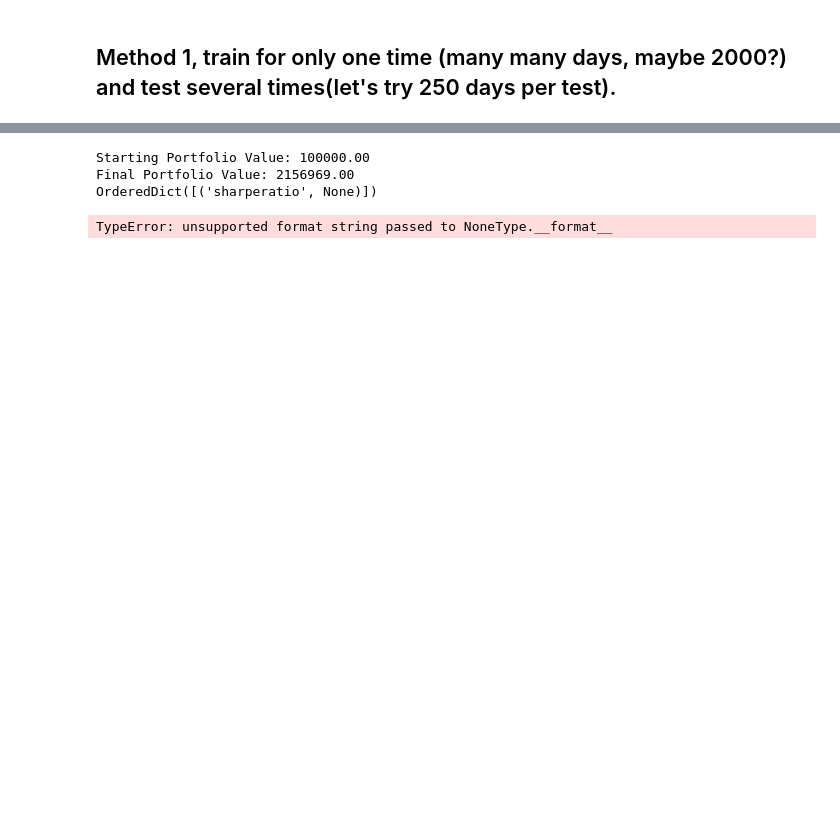
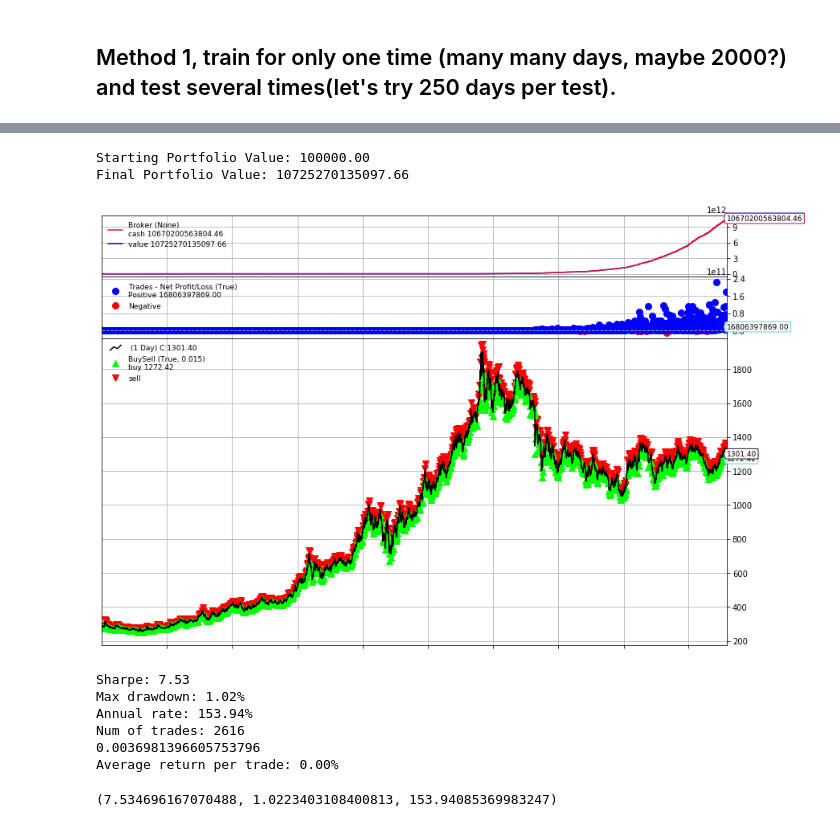
Before and after one commit to SimpleLonely/1218, a Jupyter notebook: src/packed_backtest.ipynb, the cells around one changed output, grey strips where cells are left out. Drawn from its saved outputs; the diff is of its cells as text; code cells hidden in the pictures; blank space fills up the shorter version.

```diff
--- a/src/packed_backtest.ipynb
+++ b/src/packed_backtest.ipynb
@@ -11,8 +11,8 @@ from matplotlib.pylab import rcParams
 rcParams['figure.figsize'] = 20,10
 # df = pd.read_csv('../res/input0130.csv')
 
-orig_df = pd.read_csv('../xau_1h_10y.csv')
-orig_df['datetime'] = pd.to_datetime(orig_df['datetime'])
+orig_df = pd.read_csv('../xau_1d_20y.csv')
+orig_df['datetime'] = pd.to_datetime(orig_df['date'])
 orig_df = orig_df.set_index('datetime')
 
 df = orig_df.copy()
@@ -82,8 +73,9 @@ def my_backtest(mydata, log=False, drawpic=False, iplot=False):
     init_value= 100000.0
     cerebro.broker.setcash(init_value)
     cerebro.broker.setcommission(commission=0,automargin=0.01,mult=100)
-    cerebro.addanalyzer(bt.analyzers.SharpeRatio, _name='sharpe')
+    cerebro.addanalyzer(bt.analyzers.SharpeRatio_A, _name='sharpe', timeframe=bt.TimeFrame.Days)
     cerebro.addanalyzer(bt.analyzers.TradeAnalyzer, _name='trade')
+    cerebro.addanalyzer(bt.analyzers.SQN, _name='sqn')
     cerebro.addanalyzer(bt.analyzers.DrawDown, _name='dd')
     cerebro.addanalyzer(bt.analyzers.Returns, _name='returns')
     cerebro.addanalyzer(bt.analyzers.AnnualReturn, _name='ar')
@@ -96,10 +88,16 @@ def my_backtest(mydata, log=False, drawpic=False, iplot=False):
     sharpe = thestrats[0].analyzers.sharpe.get_analysis()['sharperatio']
     dd = thestrats[0].analyzers.dd.get_analysis()['max']['drawdown']
     ar = thestrats[0].analyzers.returns.get_analysis()['rnorm100']
-    print(thestrats[0].analyzers.sharpe.get_analysis())
+    rt = thestrats[0].analyzers.returns.get_analysis()['ravg']
+    sqn = thestrats[0].analyzers.sqn.get_analysis()
+    # print(thestrats[0].analyzers.sharpe.get_analysis())
     print('Sharpe: {:.2f}'.format(sharpe))
     print('Max drawdown: {:.2f}%'.format(dd))
     print('Annual rate: {:.2f}%'.format(ar))
+    print('Num of trades: {}'.format(sqn['trades']))
+    print(rt)
+    print('Average return per trade: {:.2f}%'.format(rt*100/sqn['trades']))
+    # print(thestrats[0].analyzers.sqn.get_analysis())
     return sharpe,dd,ar
 # %%
 from keras.models import load_model
@@ -134,10 +298,17 @@ TypeError: unsupported format string passed to NoneType.__format__
 # %%
-my_backtest(df[:20000],drawpic=True,iplot=True,log=False)
+%matplotlib inline
+my_backtest(df[:5000],drawpic=True,iplot=False,log=False)
 # %% [output]
 Starting Portfolio Value: 100000.00
-Final Portfolio Value: 2156969.00
-OrderedDict([('sharperatio', None)])
+Final Portfolio Value: 10725270135097.66
+[figure, added]
-TypeError: unsupported format string passed to NoneType.__format__
+Sharpe: 7.53
+Max drawdown: 1.02%
+Annual rate: 153.94%
+Num of trades: 2616
+0.0036981396605753796
+Average return per trade: 0.00%
+(7.534696167070488, 1.0223403108400813, 153.94085369983247)
 # %%
 train_df['label'].describe()
 # %%
```
Also changed, not shown: parts of 11 cells of this notebook, 2 other files.
